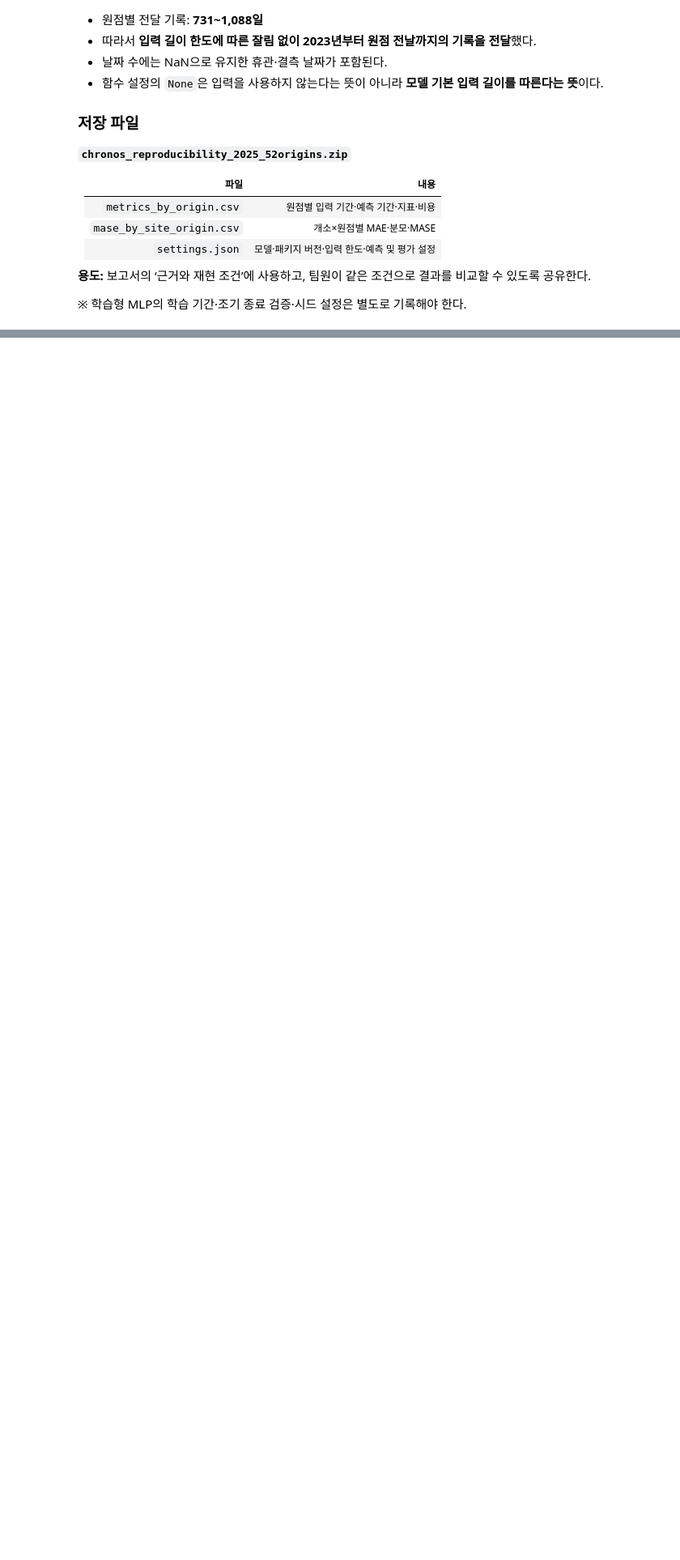
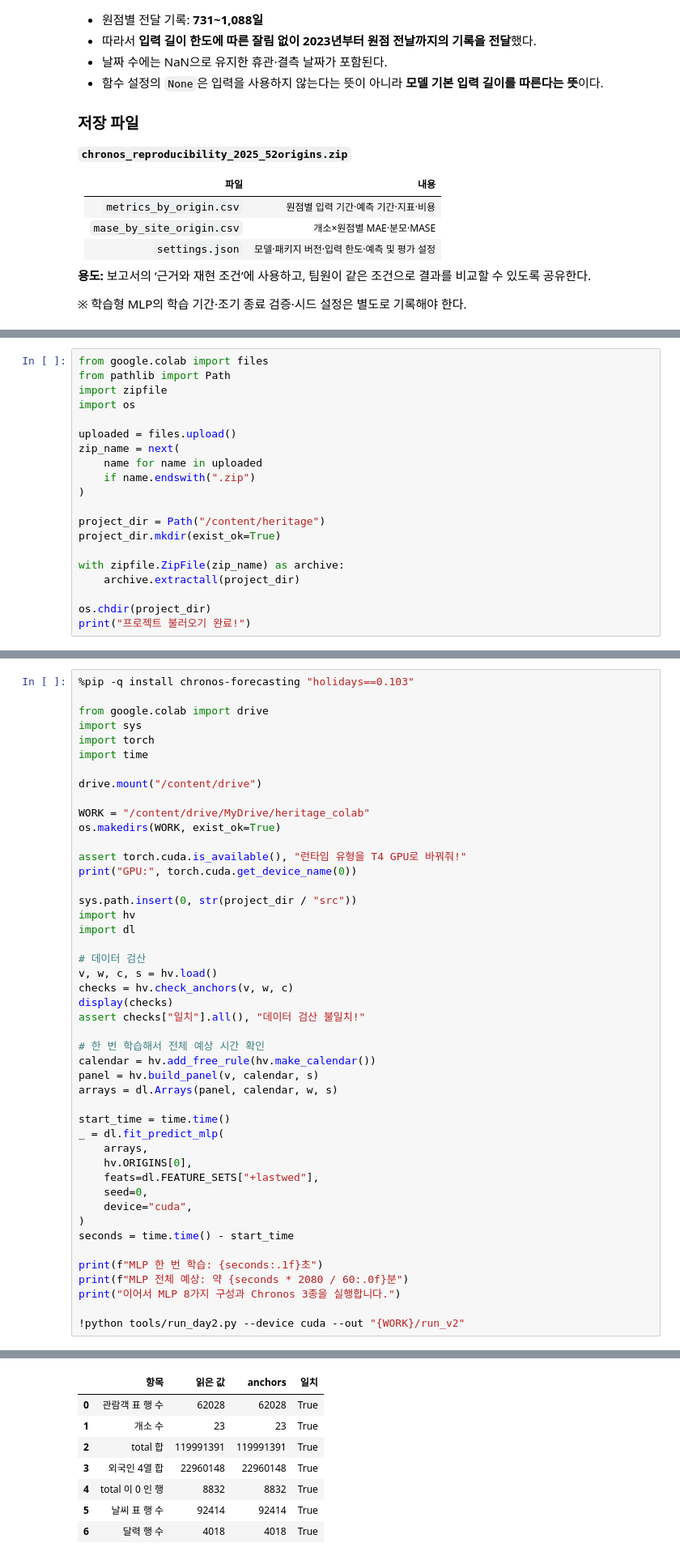
Before and after one commit to ysy3046/ai-data-bootcamp, a Jupyter notebook: project_3_data_모형_검증.ipynb, the cells around one changed output, grey strips where cells are left out. Shown at 81% size. Saved outputs shown, nothing was run; the diff lists cells and outputs as text; blank space fills up the shorter version.

```diff
--- a/project_3_data_모형_검증.ipynb
+++ b/project_3_data_모형_검증.ipynb
@@ -4350,0 +4840,20 @@ files.download(archive)
+# %%
+from google.colab import files
+from pathlib import Path
+import zipfile
+import os
+
+uploaded = files.upload()
+zip_name = next(
+    name for name in uploaded
+    if name.endswith(".zip")
+)
+
+project_dir = Path("/content/heritage")
+project_dir.mkdir(exist_ok=True)
+
+with zipfile.ZipFile(zip_name) as archive:
+    archive.extractall(project_dir)
+
+os.chdir(project_dir)
+print("프로젝트 불러오기 완료!")
@@ -4350,0 +4864,47 @@ files.download(archive)
+# %%
+%pip -q install chronos-forecasting "holidays==0.103"
+
+from google.colab import drive
+import sys
+import torch
+import time
+
+drive.mount("/content/drive")
+
+WORK = "/content/drive/MyDrive/heritage_colab"
+os.makedirs(WORK, exist_ok=True)
+
+assert torch.cuda.is_available(), "런타임 유형을 T4 GPU로 바꿔줘!"
+print("GPU:", torch.cuda.get_device_name(0))
+
+sys.path.insert(0, str(project_dir / "src"))
+import hv
+import dl
+
+# 데이터 검산
+v, w, c, s = hv.load()
+checks = hv.check_anchors(v, w, c)
+display(checks)
+assert checks["일치"].all(), "데이터 검산 불일치!"
+
+# 한 번 학습해서 전체 예상 시간 확인
+calendar = hv.add_free_rule(hv.make_calendar())
+panel = hv.build_panel(v, calendar, s)
+arrays = dl.Arrays(panel, calendar, w, s)
+
+start_time = time.time()
+_ = dl.fit_predict_mlp(
+    arrays,
+    hv.ORIGINS[0],
+    feats=dl.FEATURE_SETS["+lastwed"],
+    seed=0,
+    device="cuda",
+)
+seconds = time.time() - start_time
+
+print(f"MLP 한 번 학습: {seconds:.1f}초")
+print(f"MLP 전체 예상: 약 {seconds * 2080 / 60:.0f}분")
+print("이어서 MLP 8가지 구성과 Chronos 3종을 실행합니다.")
+
+!python tools/run_day2.py --device cuda --out "{WORK}/run_v2"
+# %% [output]
@@ -4350,0 +4913,8 @@ files.download(archive)
+|  | 항목 | 읽은 값 | anchors | 일치 |
+| 0 | 관람객 표 행 수 | 62028 | 62028 | True |
+| 1 | 개소 수 | 23 | 23 | True |
+| 2 | total 합 | 119991391 | 119991391 | True |
+| 3 | 외국인 4열 합 | 22960148 | 22960148 | True |
+| 4 | total 이 0 인 행 | 8832 | 8832 | True |
+| 5 | 날씨 표 행 수 | 92414 | 92414 | True |
+| 6 | 달력 행 수 | 4018 | 4018 | True |
```
Also changed, not shown: parts of 13 cells of this notebook.
